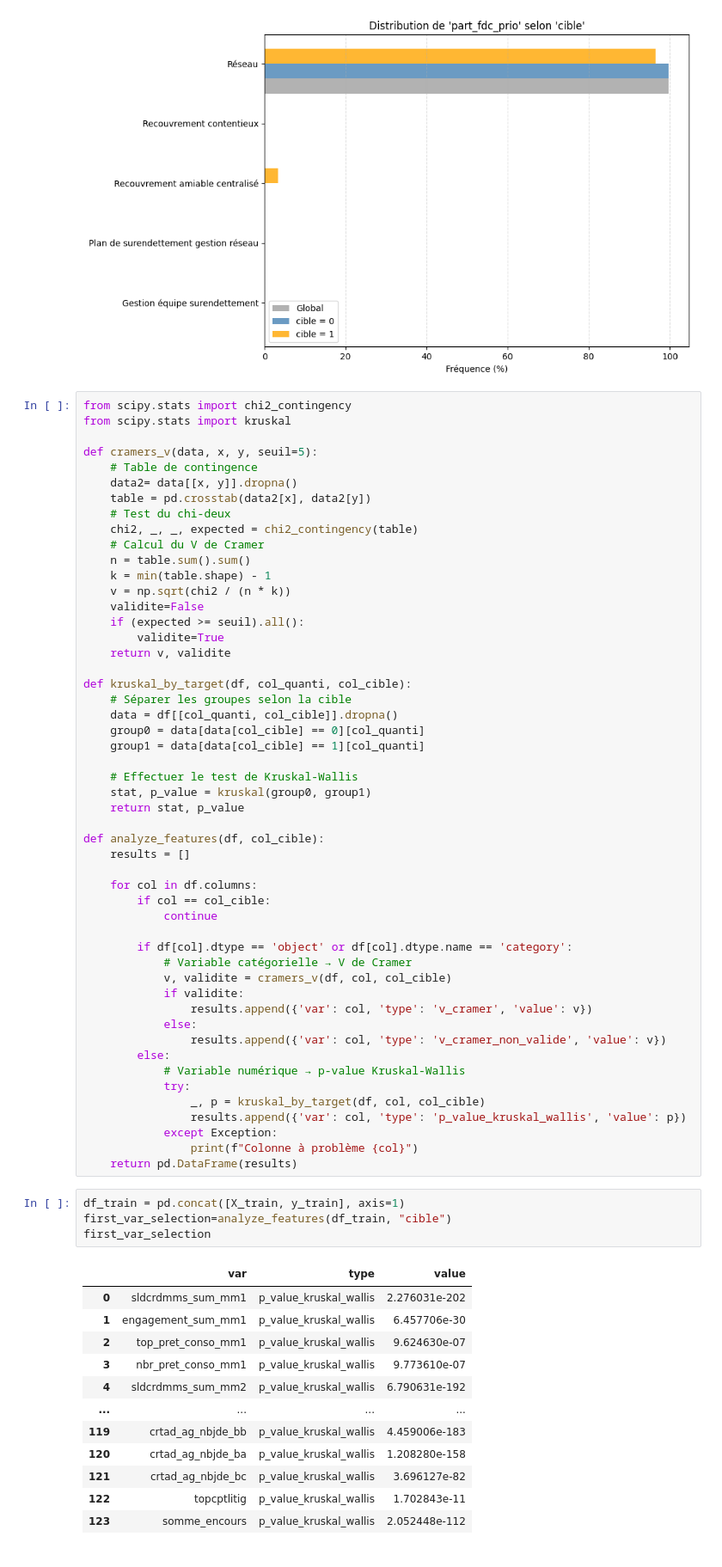
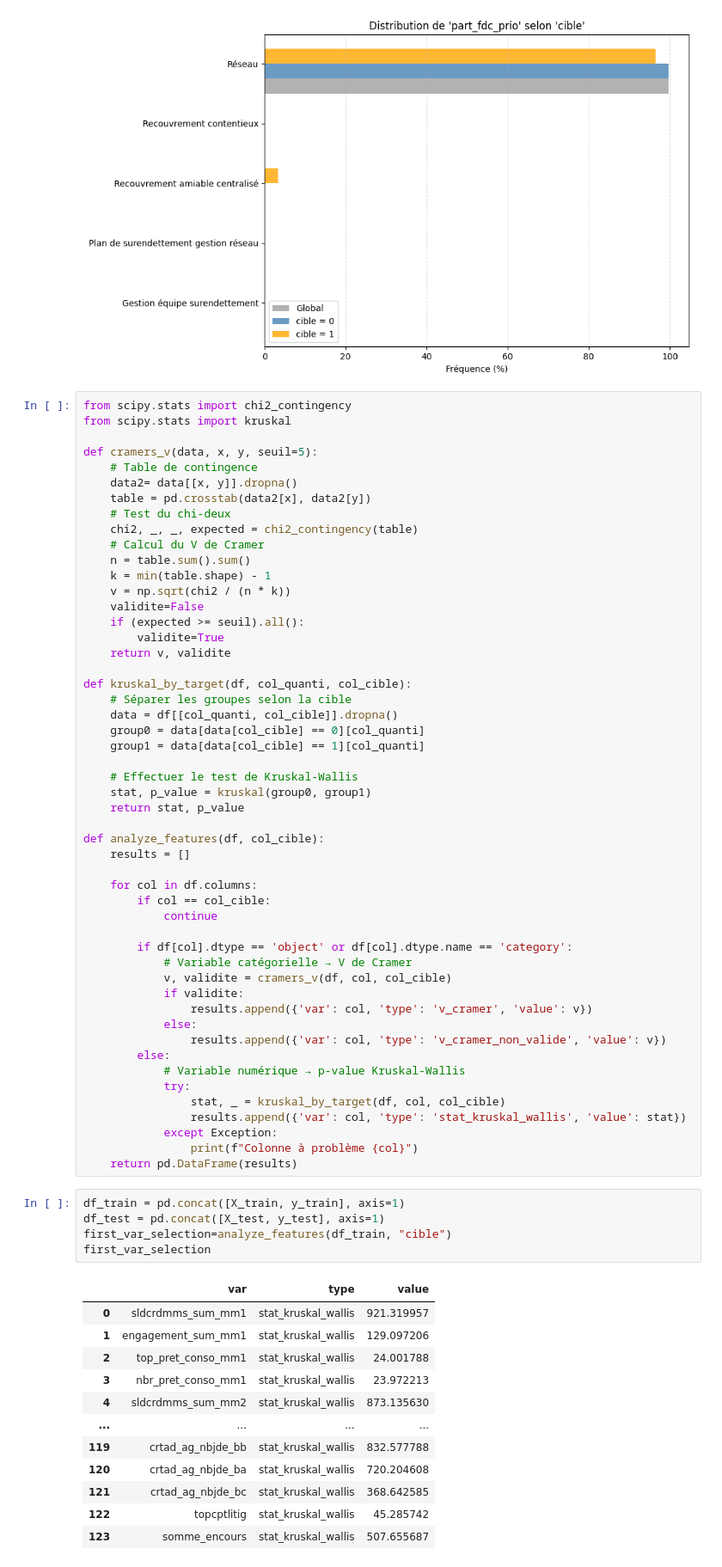
Before and after one commit to DaveMTK20002/PROJET-SCORING-Ikram-Davick, a Jupyter notebook: avancement.ipynb, the cells around one changed output. Shown at 86% size. Saved outputs shown, nothing was run; the diff lists cells and outputs as text.

```diff
--- a/avancement.ipynb
+++ b/avancement.ipynb
@@ -319,26 +319,27 @@ def analyze_features(df, col_cible):
         else:
             # Variable numérique → p-value Kruskal-Wallis
             try:
-                _, p = kruskal_by_target(df, col, col_cible)
-                results.append({'var': col, 'type': 'p_value_kruskal_wallis', 'value': p})
+                stat, _ = kruskal_by_target(df, col, col_cible)
+                results.append({'var': col, 'type': 'stat_kruskal_wallis', 'value': stat})
             except Exception:
                 print(f"Colonne à problème {col}")
     return pd.DataFrame(results)
 # %%
 df_train = pd.concat([X_train, y_train], axis=1)
+df_test = pd.concat([X_test, y_test], axis=1)
 first_var_selection=analyze_features(df_train, "cible")
 first_var_selection
 # %% [output]
 |  | var | type | value |
-| 0 | sldcrdmms_sum_mm1 | p_value_kruskal_wallis | 2.276031e-202 |
-| 1 | engagement_sum_mm1 | p_value_kruskal_wallis | 6.457706e-30 |
-| 2 | top_pret_conso_mm1 | p_value_kruskal_wallis | 9.624630e-07 |
-| 3 | nbr_pret_conso_mm1 | p_value_kruskal_wallis | 9.773610e-07 |
-| 4 | sldcrdmms_sum_mm2 | p_value_kruskal_wallis | 6.790631e-192 |
+| 0 | sldcrdmms_sum_mm1 | stat_kruskal_wallis | 921.319957 |
+| 1 | engagement_sum_mm1 | stat_kruskal_wallis | 129.097206 |
+| 2 | top_pret_conso_mm1 | stat_kruskal_wallis | 24.001788 |
+| 3 | nbr_pret_conso_mm1 | stat_kruskal_wallis | 23.972213 |
+| 4 | sldcrdmms_sum_mm2 | stat_kruskal_wallis | 873.135630 |
 | ... | ... | ... | ... |
-| 119 | crtad_ag_nbjde_bb | p_value_kruskal_wallis | 4.459006e-183 |
-| 120 | crtad_ag_nbjde_ba | p_value_kruskal_wallis | 1.208280e-158 |
-| 121 | crtad_ag_nbjde_bc | p_value_kruskal_wallis | 3.696127e-82 |
-| 122 | topcptlitig | p_value_kruskal_wallis | 1.702843e-11 |
-| 123 | somme_encours | p_value_kruskal_wallis | 2.052448e-112 |
+| 119 | crtad_ag_nbjde_bb | stat_kruskal_wallis | 832.577788 |
+| 120 | crtad_ag_nbjde_ba | stat_kruskal_wallis | 720.204608 |
+| 121 | crtad_ag_nbjde_bc | stat_kruskal_wallis | 368.642585 |
+| 122 | topcptlitig | stat_kruskal_wallis | 45.285742 |
+| 123 | somme_encours | stat_kruskal_wallis | 507.655687 |
 124 rows × 3 columns
```
Also changed, not shown: parts of 15 cells of this notebook.
